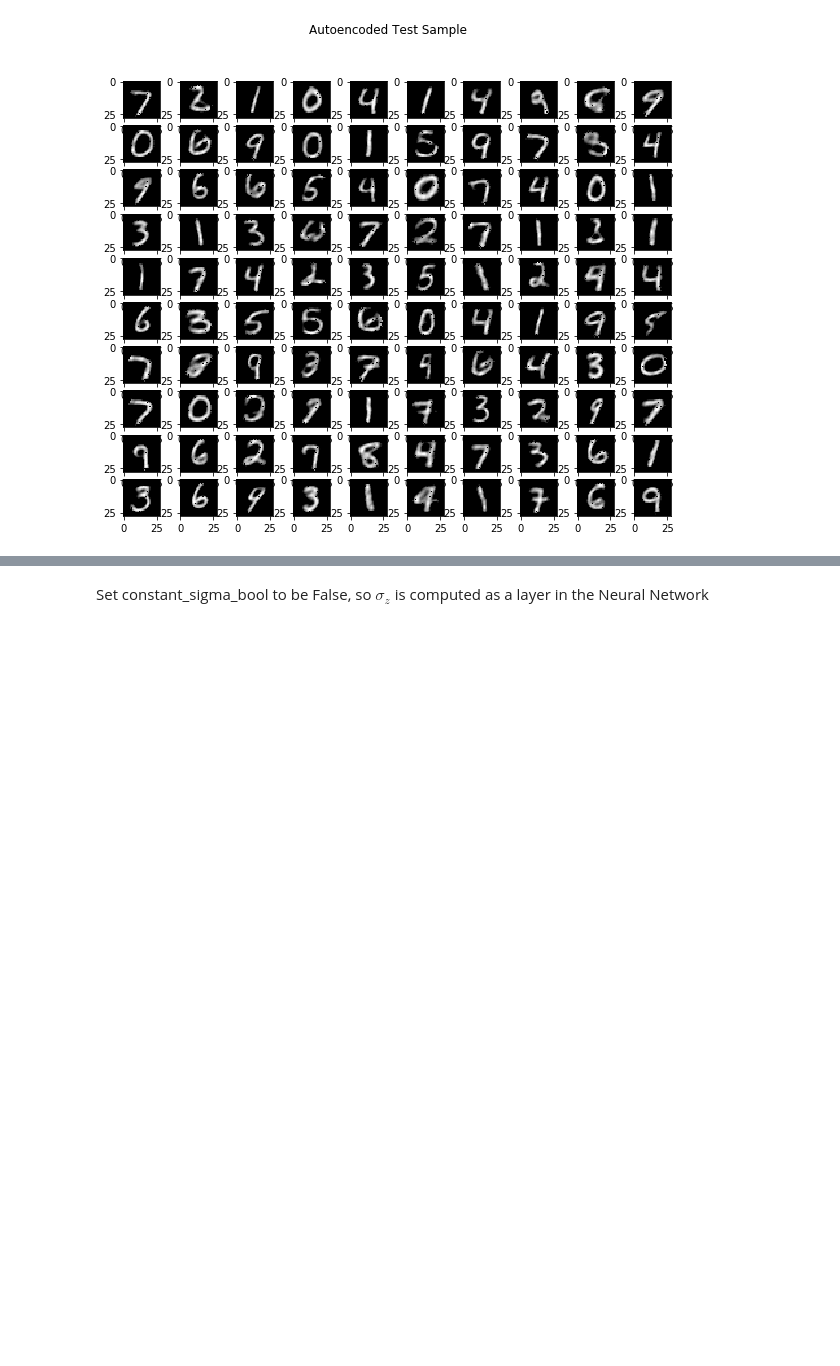
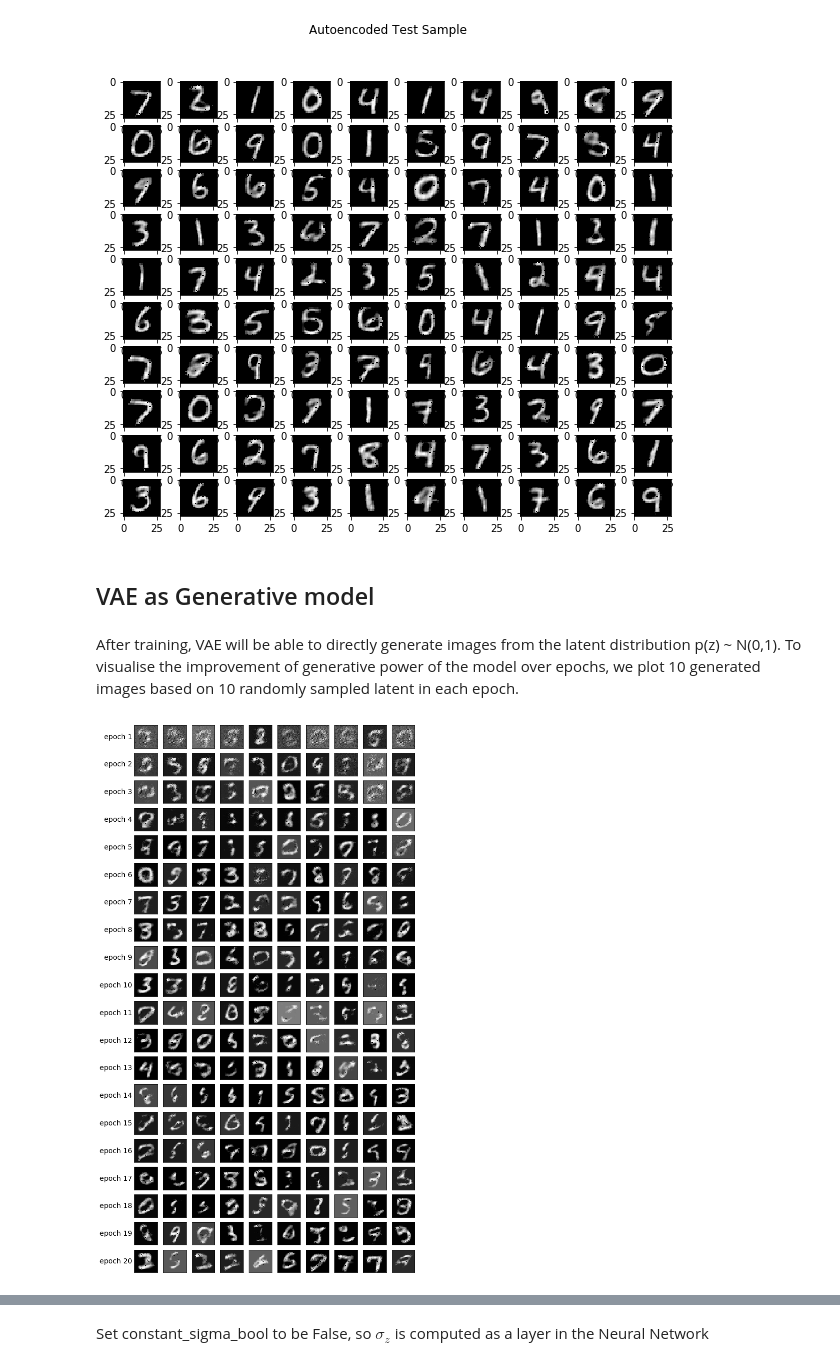
Before and after one commit to CuriousKomodo/DL_assignment, a Jupyter notebook: Variational_Autoencoder.ipynb, the cells around one changed output, grey strips where cells are left out. Saved outputs shown, nothing was run; the diff lists cells and outputs as text; code cells hidden in the pictures; blank space fills up the shorter version.

```diff
--- a/Variational_Autoencoder.ipynb
+++ b/Variational_Autoencoder.ipynb
@@ -214,4 +266,34 @@ plot_100_xtest(x_test)
 plot_100_xhat(test_reconst[0:100])
 # %% [output]
 [figure]
+# %% [markdown]
+## VAE as Generative model
+# %% [markdown]
+After training, VAE will be able to directly generate images from the latent distribution p(z) ~ N(0,1).
+To visualise the improvement of generative power of the model over epochs, we plot 10 generated images based on 10 randomly sampled latent in each epoch.
+# %%
+def generate_digits(samples):
+
+    width = 1.0
+    plt.figure(figsize=(width*num_plots, len(samples) * width))
+
+    for epoch, images in enumerate(samples):
+        for digit, image in enumerate(images):
+            plt.subplot(len(samples),num_plots,epoch * num_plots + digit + 1)
+            plt.imshow(image.reshape((28, 28))*255.0,cmap='gray')
+            plt.gca().xaxis.set_visible(False)
+
+            if digit == 0:
+                plt.gca().yaxis.set_ticks([])
+                plt.ylabel('epoch {}'.format(epoch + 1),
+                           verticalalignment='center',
+                           horizontalalignment='right',
+                           rotation=0,
+                           fontsize=14)
+            else:
+                plt.gca().yaxis.set_visible(False)
+# %%
+generate_digits(samples)
+# %% [output]
+[figure, added]
 # %% [markdown]
```
Also changed, not shown: parts of 20 cells of this notebook.
